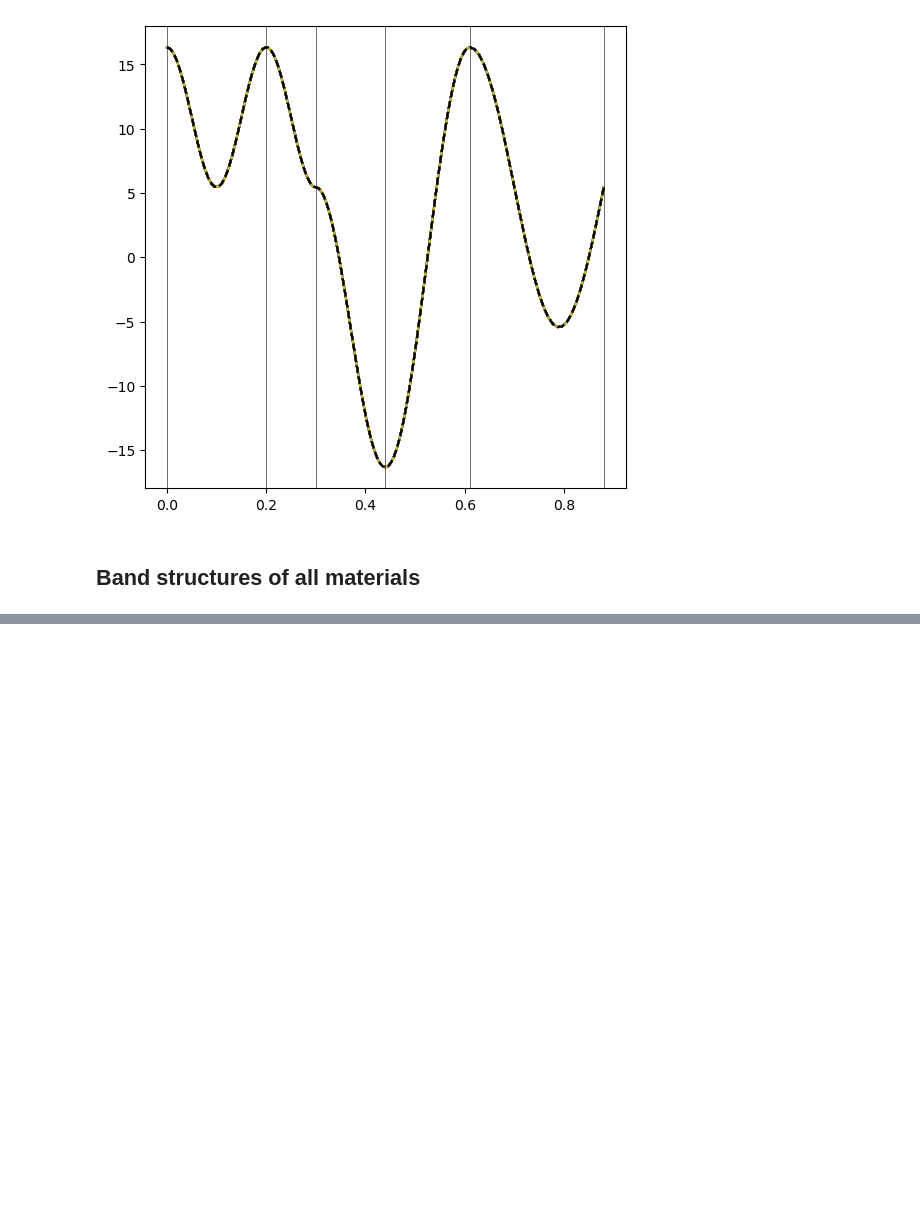
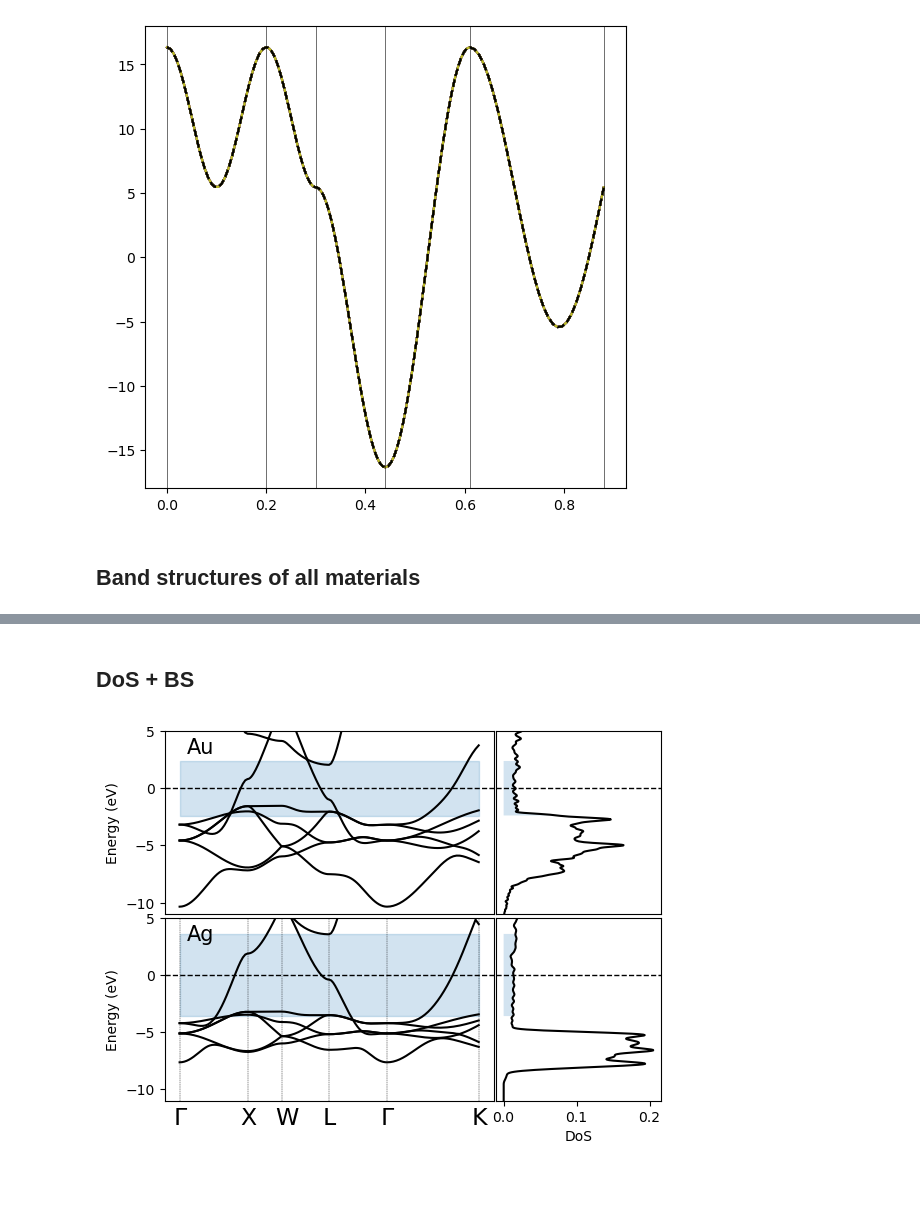
Before and after one commit to simaomenesesjoao/MaxTB, a Jupyter notebook: code_tests/julia_tests.ipynb, the cells around one changed output, grey strips where cells are left out. Cells and saved outputs as stored; diff of their text form; code cells hidden in the pictures; blank space fills up the shorter version.

```diff
--- a/code_tests/julia_tests.ipynb
+++ b/code_tests/julia_tests.ipynb
@@ -289,3 +249,75 @@ e2 = 2*n*k
+# %% [markdown]
+## DoS + BS
 # %%
-for e in w:
-    print(f"{e:4.4f}", end=", ")
+
+materials = ["Au", "Ag"]
+LSPRs = [2.4, 3.6]
+
+fig = plt.figure()
+# fig5 = plt.figure(constrained_layout=True)
+widths  = [2, 1]
+heights = [2, 2]
+specs = fig.add_gridspec(ncols=2, nrows=2,
+                         width_ratios=widths, height_ratios=heights,
+                         hspace=0.02, wspace=0.01)
+
+ax1 = fig.add_subplot(specs[0,0])
+ax2 = fig.add_subplot(specs[0,1], sharey=ax1)
+ax3 = fig.add_subplot(specs[1,0], sharex=ax1)
+ax4 = fig.add_subplot(specs[1,1], sharey=ax3, sharex=ax2)
+axs = [[ax1, ax2], [ax3, ax4]]
+ax2.tick_params(left = False)
+ax2.tick_params(bottom = False)
+ax4.tick_params(left = False)
+plt.setp(ax2.get_yticklabels(), visible=False)
+plt.setp(ax2.get_xticklabels(), visible=False)
+plt.setp(ax4.get_yticklabels(), visible=False)
+
+indices = [0,3]
+
+for i, index in enumerate(indices):
+
+    material = materials[i]
+    bands = band_list[index]
+    fermi = fermis[index]
+    ax = axs[i][0]
+
+    LSPR  = LSPRs[i]
+
+    for j in range(No):
+        band = bands[:,j+3]*Ha_eV
+        ax.plot(ks, band - fermi, c='k')
+
+
+    ax.axhline(0, linewidth=1, linestyle='--', c='k')
+    ax.set_ylim([-11,5])
+    # ax.axhline(0, linestyle='--', color='k', linewidth=0.5)
+    ax.text(0.02, 3.0, material, fontsize=15)
+    ax.fill_between(ks, np.array(ks)*0 - LSPR, np.array(ks)*0 + LSPR, color='C0', alpha=0.2)
+    ax.get_xaxis().set_visible(False)
+
+
+    ax = axs[i][1]
+    dos = dos_list[index]
+    ax.axhline(0, linewidth=1, linestyle='--', c='k')
+
+    ax.plot(dos[:,1], dos[:,0] - Ef, color='k')
+
+    bet = np.where(np.logical_and(dos[:,0]>=Ef-LSPR, dos[:,0]<=Ef+LSPR))
+    # bet = list(*bet)
+    ax.fill_betweenx(dos[*bet,0] - Ef, 0, dos[*bet,1], alpha=0.2)
+
+ax = axs[1][0]
+for x,p in zip(xs, points):
+    ax.axvline(ks[x], linewidth=0.3, linestyle='--', c='k')
+    ax.text(ks[x]-0.02,-5.1-Ef,p, fontsize=17)
+
+for i in range(2):
+    axs[i][0].set_ylabel("Energy (eV)")
+axs[1][0].set_xlabel("k path")
+axs[1][1].set_xlabel("DoS")
+
+
+plt.show()
+# %% [output]
+[figure, added]
@@ -294,0 +324,2 @@ b = 0.0529177249
+# %% [markdown]
+###
```
Also changed, not shown: parts of 26 cells of this notebook, 1 other file.
